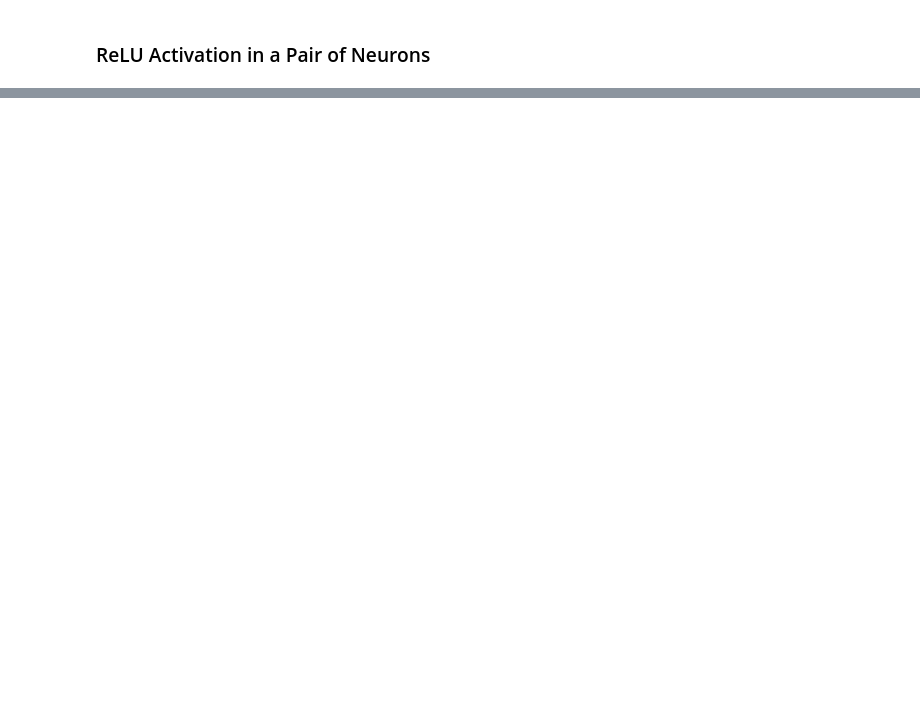
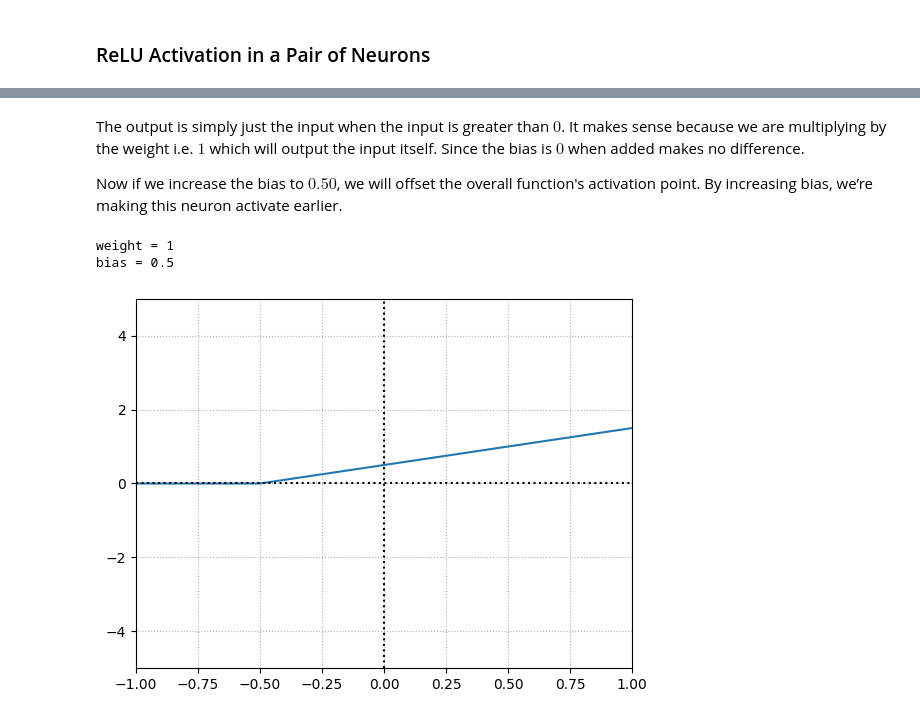
Before and after one commit to deva-k/dev-analytics, a Jupyter notebook: book/deep_learning.ipynb, the cells around one changed output, grey strips where cells are left out. Cells and saved outputs as stored; diff of their text form; code cells hidden in the pictures; blank space fills up the shorter version.

Commit message:
pytorch fundamentals and relu activation

```diff
--- a/book/deep_learning.ipynb
+++ b/book/deep_learning.ipynb
@@ -646,0 +824,24 @@ relationships if we use linear activation functions.
+# %% [markdown]
+The output is simply just the input when the input is greater than $0$. It makes sense because we are multiplying by the weight i.e. $1$ which will output the input itself. Since the bias is $0$ when added makes no difference.
+
+Now if we increase the bias to $0.50$, we will offset the  overall function's activation point. By increasing bias, we’re making this neuron activate earlier.
+# %%
+weight = 1
+bias = 0.50
+output = (x*weight) + bias
+y = np.maximum(0,output)
+
+print("weight =", weight)
+print("bias =", bias)
+plt.plot(x,y)
+
+plt.grid(True,ls=':')
+plt.axvline(x=0,color="k",ls=":")
+plt.axhline(y=0,color="k",ls=":")
+plt.grid(True)
+plt.axis([-1,1,-5,5])
+plt.show()
+# %% [output]
+weight = 1
+bias = 0.5
+[figure, added]
```
Also changed, not shown: parts of 52 cells of this notebook, 1 other file.
